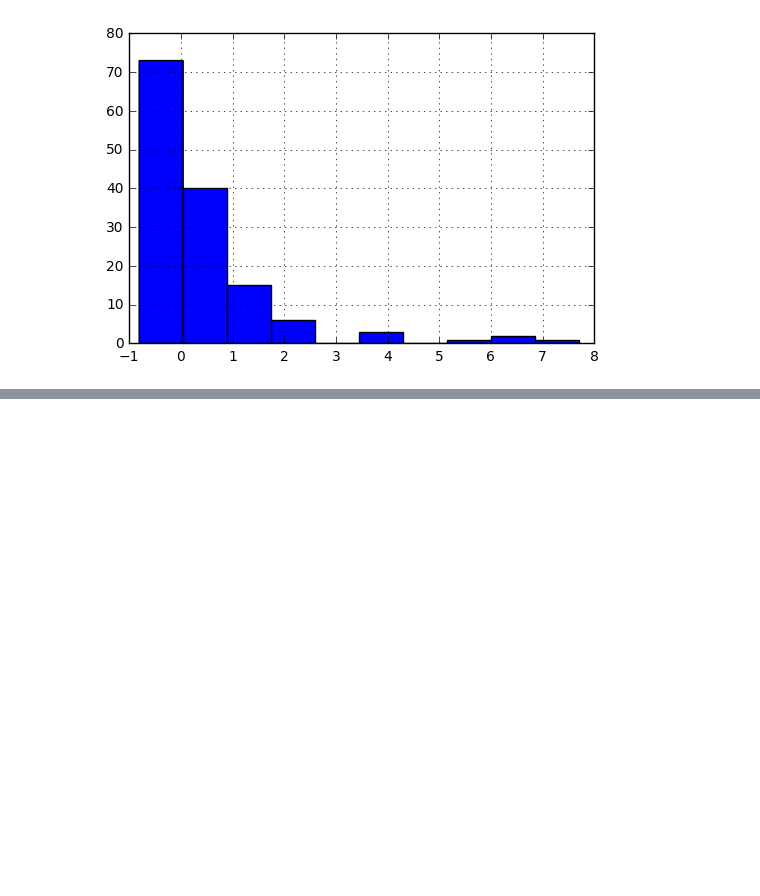
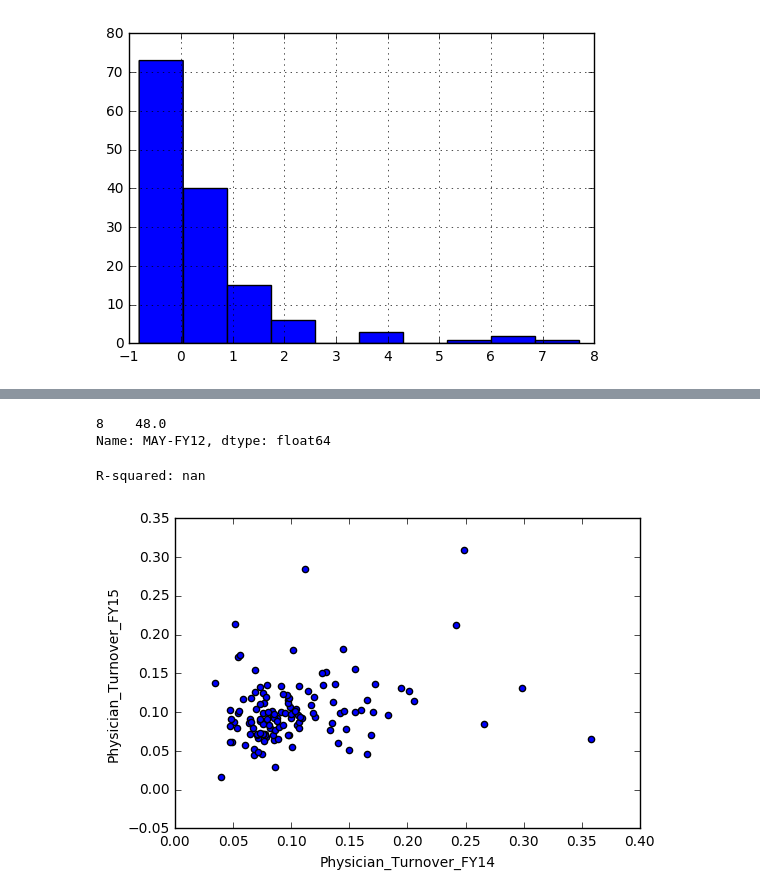
Before and after one commit to isabella232/va-data-analysis, a Jupyter notebook: Main_Analysis_Master.ipynb, the cells around one changed output, grey strips where cells are left out. Drawn from its saved outputs; the diff is of its cells as text; code cells hidden in the pictures; blank space fills up the shorter version.

```diff
--- a/Main_Analysis_Master.ipynb
+++ b/Main_Analysis_Master.ipynb
@@ -320,0 +298,14 @@ df["PC_Wait_Complete_Increase_%"].hist()
+# %%
+df[df["Physician_Turnover_FY14"]>.6]["MAY-FY12"]
+# %% [output]
+8    48.0
+Name: MAY-FY12, dtype: float64
+# %%
+df.plot(kind='scatter',y="Physician_Turnover_FY15",x="Physician_Turnover_FY14")
+
+
+slope, intercept, r_value, p_value, std_err = stats.linregress(df["Physician_Turnover_FY11"],df["Physician_Turnover_FY12"])
+print "R-squared: "+ str(r_value**2)
+# %% [output]
+R-squared: nan
+[figure, added]
```
Also changed, not shown: parts of 24 cells of this notebook, 7 other files.
